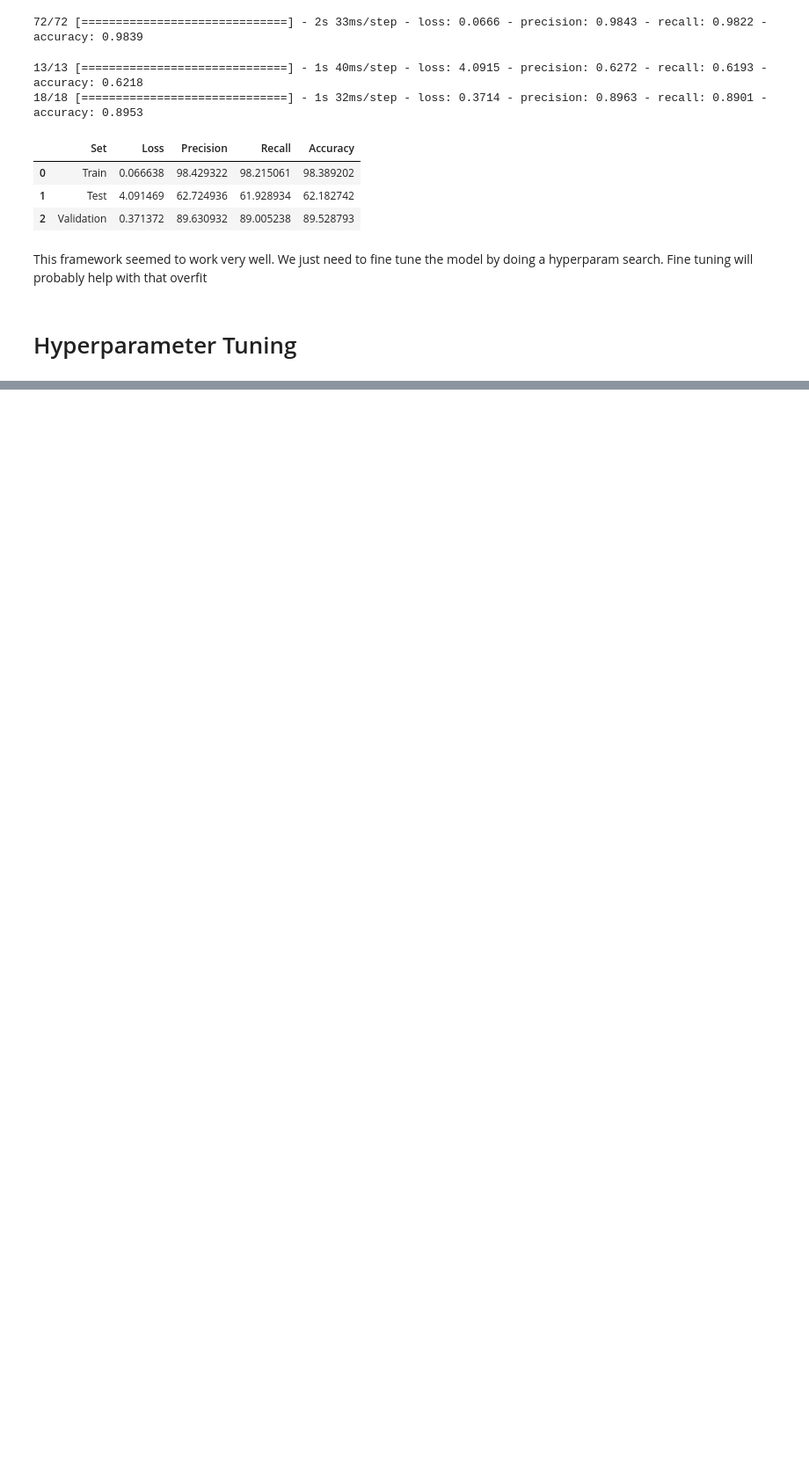
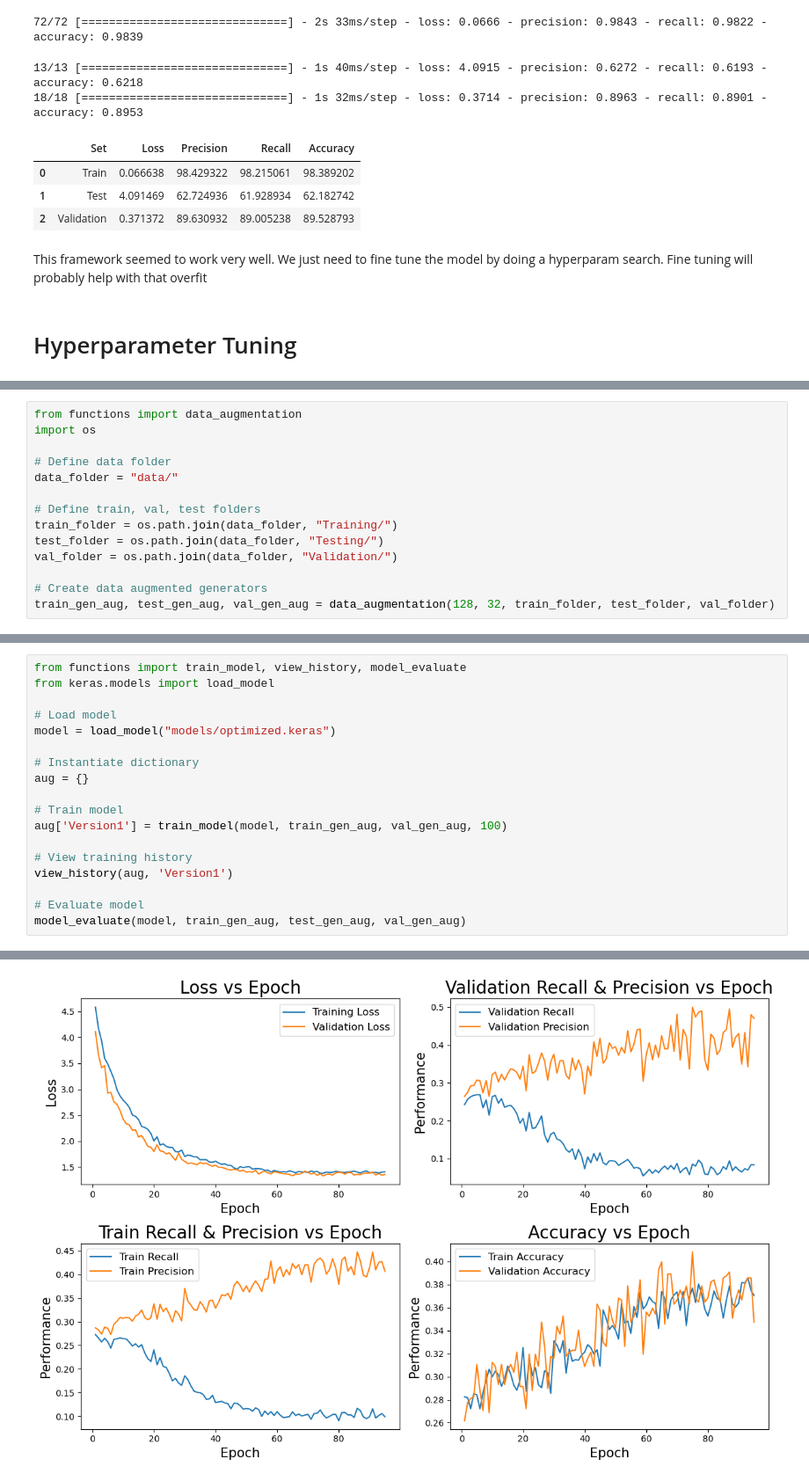
Before and after one commit to cristopher-d-delgado/brain_tumor_classification, a Jupyter notebook: notebook.ipynb, the cells around one changed output, grey strips where cells are left out. Shown at 88% size. Drawn from its saved outputs; the diff is of its cells as text; blank space fills up the shorter version.

```diff
--- a/notebook.ipynb
+++ b/notebook.ipynb
@@ -524,0 +628,14 @@ TypeError: build_model() missing 2 required positional arguments: 'input_shape'
+# %%
+from functions import data_augmentation
+import os
+
+# Define data folder
+data_folder = "data/"
+
+# Define train, val, test folders
+train_folder = os.path.join(data_folder, "Training/")
+test_folder = os.path.join(data_folder, "Testing/")
+val_folder = os.path.join(data_folder, "Validation/")
+
+# Create data augmented generators
+train_gen_aug, test_gen_aug, val_gen_aug = data_augmentation(128, 32, train_folder, test_folder, val_folder)
@@ -524,0 +646,19 @@ TypeError: build_model() missing 2 required positional arguments: 'input_shape'
+# %%
+from functions import train_model, view_history, model_evaluate
+from keras.models import load_model
+
+# Load model
+model = load_model("models/optimized.keras")
+
+# Instantiate dictionary
+aug = {}
+
+# Train model
+aug['Version1'] = train_model(model, train_gen_aug, val_gen_aug, 100)
+
+# View training history
+view_history(aug, 'Version1')
+
+# Evaluate model
+model_evaluate(model, train_gen_aug, test_gen_aug, val_gen_aug)
+# %% [output]
@@ -524,0 +682 @@ TypeError: build_model() missing 2 required positional arguments: 'input_shape'
+[figure, added]
```
Also changed, not shown: parts of 9 cells of this notebook, 2 other files.
